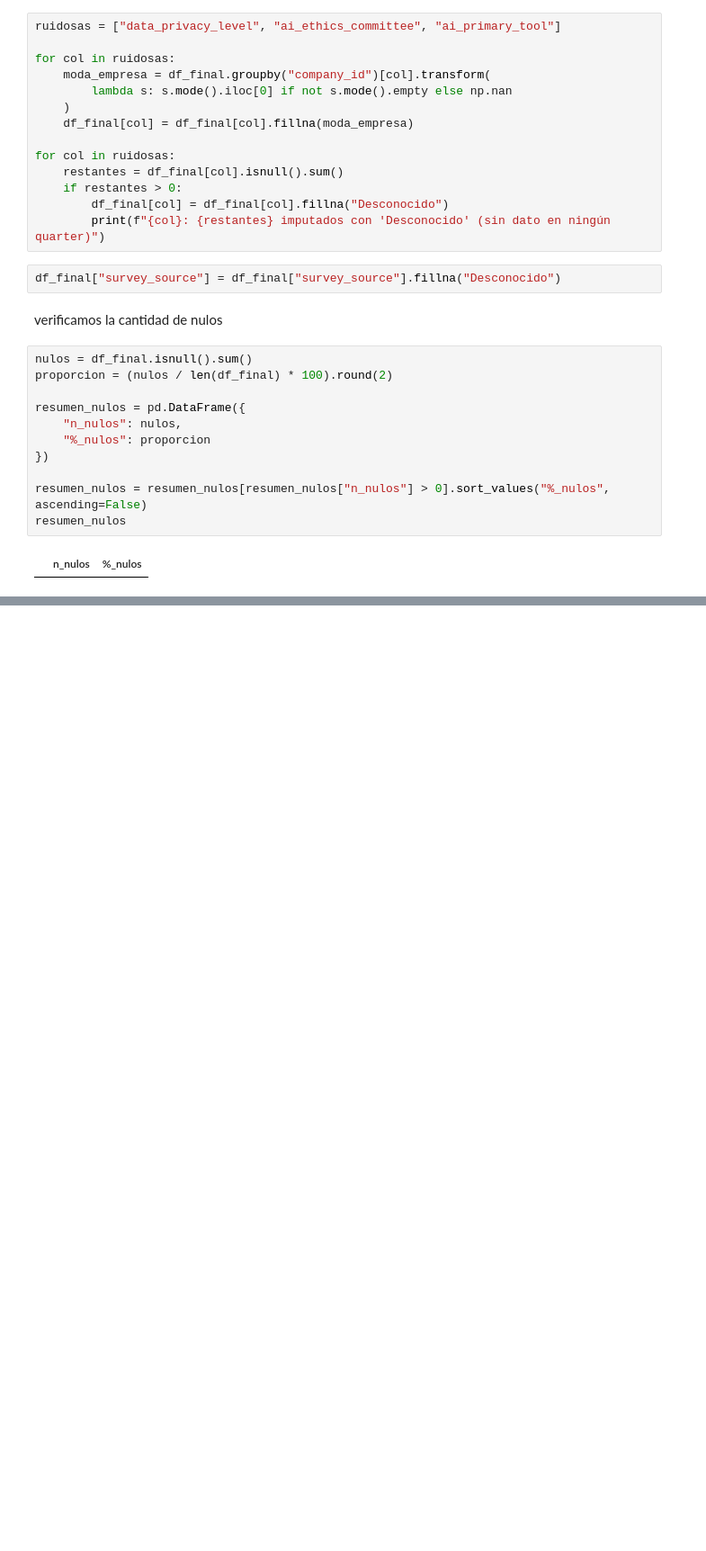
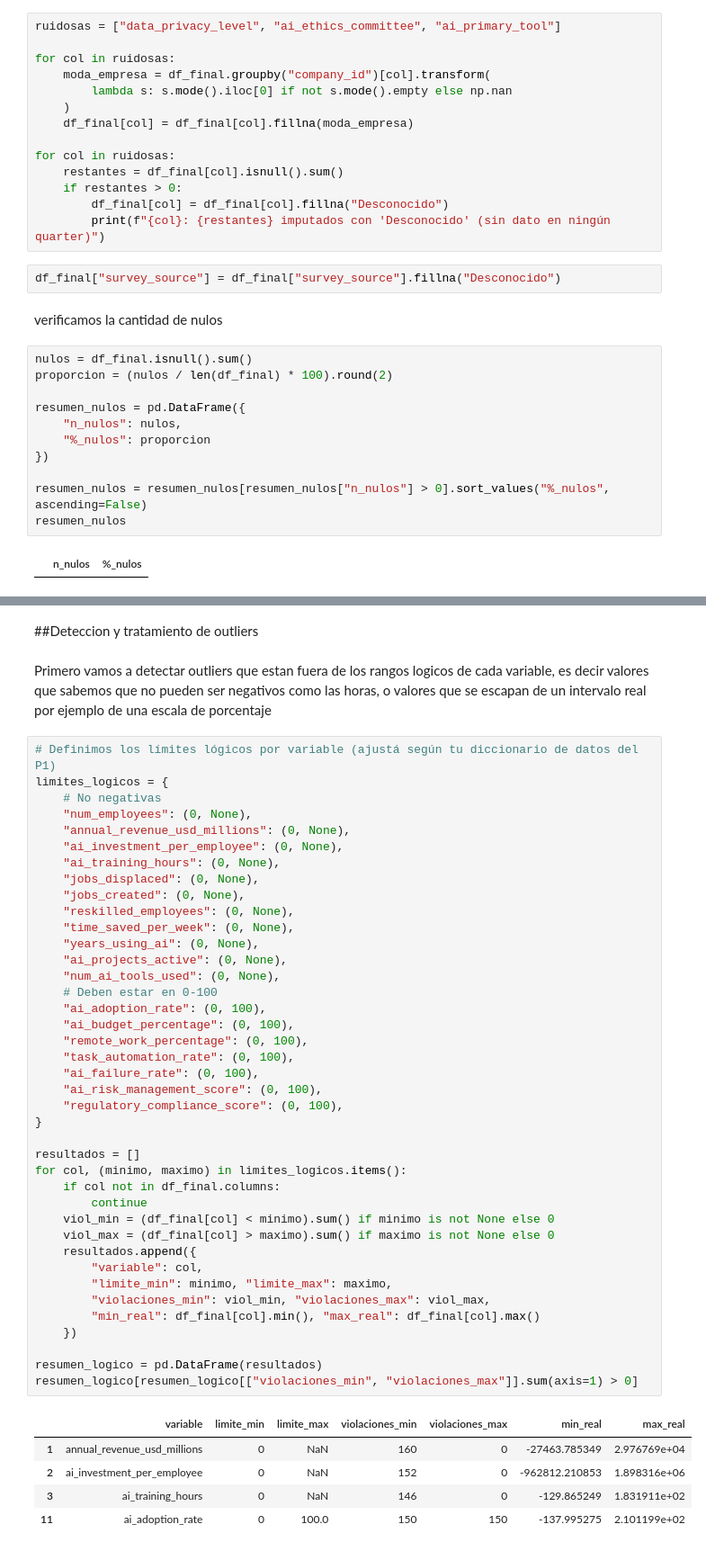
Before and after one commit to Franncippi/Proyecto-mentoria-M09, a Jupyter notebook: 01_analisis_exploratorio.ipynb, the cells around one changed output, grey strips where cells are left out. Shown at 90% size. Cells and saved outputs as stored; diff of their text form; blank space fills up the shorter version.

```diff
--- a/01_analisis_exploratorio.ipynb
+++ b/01_analisis_exploratorio.ipynb
@@ -1094,0 +1121,50 @@ resumen_nulos
+# %% [markdown]
+##Deteccion y tratamiento de outliers
+# %% [markdown]
+Primero vamos a detectar outliers que estan fuera de los rangos logicos de cada variable, es decir valores que sabemos que no pueden ser negativos como las horas, o valores que se escapan de un intervalo real por ejemplo de una escala de porcentaje
+# %%
+# Definimos los límites lógicos por variable (ajustá según tu diccionario de datos del P1)
+limites_logicos = {
+    # No negativas
+    "num_employees": (0, None),
+    "annual_revenue_usd_millions": (0, None),
+    "ai_investment_per_employee": (0, None),
+    "ai_training_hours": (0, None),
+    "jobs_displaced": (0, None),
+    "jobs_created": (0, None),
+    "reskilled_employees": (0, None),
+    "time_saved_per_week": (0, None),
+    "years_using_ai": (0, None),
+    "ai_projects_active": (0, None),
+    "num_ai_tools_used": (0, None),
+    # Deben estar en 0-100
+    "ai_adoption_rate": (0, 100),
+    "ai_budget_percentage": (0, 100),
+    "remote_work_percentage": (0, 100),
+    "task_automation_rate": (0, 100),
+    "ai_failure_rate": (0, 100),
+    "ai_risk_management_score": (0, 100),
+    "regulatory_compliance_score": (0, 100),
+}
+
+resultados = []
+for col, (minimo, maximo) in limites_logicos.items():
+    if col not in df_final.columns:
+        continue
+    viol_min = (df_final[col] < minimo).sum() if minimo is not None else 0
+    viol_max = (df_final[col] > maximo).sum() if maximo is not None else 0
+    resultados.append({
+        "variable": col,
+        "limite_min": minimo, "limite_max": maximo,
+        "violaciones_min": viol_min, "violaciones_max": viol_max,
+        "min_real": df_final[col].min(), "max_real": df_final[col].max()
+    })
+
+resumen_logico = pd.DataFrame(resultados)
+resumen_logico[resumen_logico[["violaciones_min", "violaciones_max"]].sum(axis=1) > 0]
+# %% [output]
+|  | variable | limite_min | limite_max | violaciones_min | violaciones_max | min_real | max_real |
+| 1 | annual_revenue_usd_millions | 0 | NaN | 160 | 0 | -27463.785349 | 2.976769e+04 |
+| 2 | ai_investment_per_employee | 0 | NaN | 152 | 0 | -962812.210853 | 1.898316e+06 |
+| 3 | ai_training_hours | 0 | NaN | 146 | 0 | -129.865249 | 1.831911e+02 |
+| 11 | ai_adoption_rate | 0 | 100.0 | 150 | 150 | -137.995275 | 2.101199e+02 |
```
Also changed, not shown: parts of 15 cells of this notebook.
